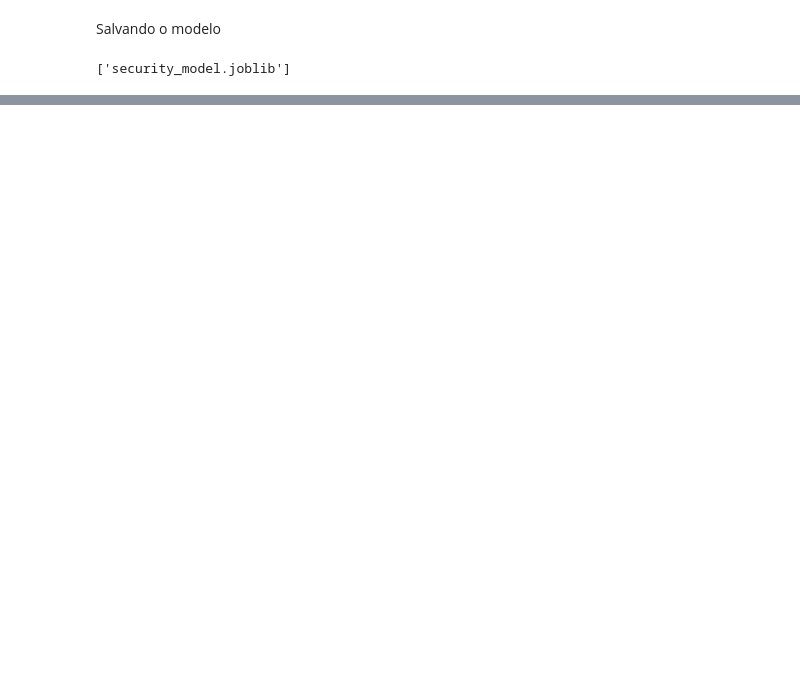
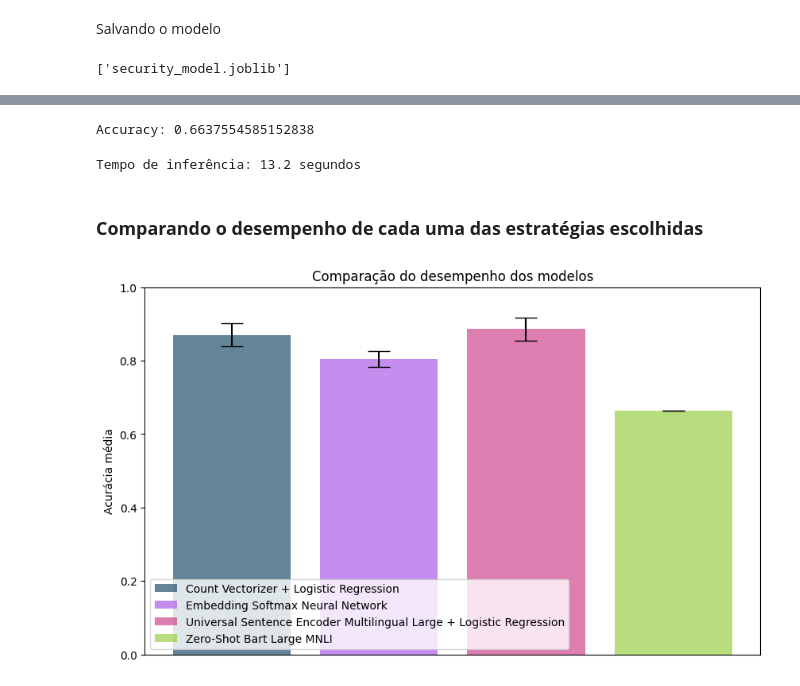
Before and after one commit to nicolecosta/nlpnicole, a Jupyter notebook: AF_NicoleSarvasi/promptSecurity.ipynb, the cells around one changed output, grey strips where cells are left out. Drawn from its saved outputs; the diff is of its cells as text; code cells hidden in the pictures; blank space fills up the shorter version.

```diff
--- a/AF_NicoleSarvasi/promptSecurity.ipynb
+++ b/AF_NicoleSarvasi/promptSecurity.ipynb
@@ -62,9 +92,9 @@ Xa_train, Xa_test, ya_train, ya_test = train_test_split(Xa, ya, test_size=0.2, s
 # %%
-classificador = Pipeline([
+classificador_a = Pipeline([
                         ('meu_vetorizador', CountVectorizer(stop_words='english')),
                         ('meu_classificador', LogisticRegression(penalty=None, solver='saga', max_iter=10000))
                         ])
-classificador.fit(Xa_train,ya_train)
+classificador_a.fit(Xa_train,ya_train)
 # %% [output]
 Pipeline(steps=[('meu_vetorizador', CountVectorizer(stop_words='english')),
                 ('meu_classificador',
@@ -228,0 +331,12 @@ dump(modelr, 'security_model.joblib')
+# %%
+# Calculando as pontuações com validação cruzada
+scores_c = cross_val_score(modelr, Xc.to_list(), yc, cv=15)
+
+# Calculando média e desvio padrão
+mean_score_c = np.mean(scores_c)
+std_dev_c = np.std(scores_c)
+
+# Calculando o intervalo de confiança de 95%
+confidence_interval_c = [mean_score_c - 1.96 * (std_dev_c / np.sqrt(15)), mean_score_c + 1.96 * (std_dev_c / np.sqrt(15))]
+
+print(f'Intervalo de Confiança: {confidence_interval_c}')
@@ -288,0 +392,16 @@ KeyboardInterrupt:
+# %%
+real_class = df_d['class']
+predicted_class = df_d['predictions']
+
+# Compare the two columns and count the number of matches
+matches = (real_class == predicted_class).sum()
+
+# Calculate the accuracy
+accuracy = matches / len(df)
+
+print(f"Accuracy: {accuracy}")
+# %% [output]
+Accuracy: 0.6637554585152838
+# %%
+mean_score_d = 0.6637554585152838
+confidence_interval_d = [0.663, 0.664]
@@ -288,0 +410,37 @@ KeyboardInterrupt:
+# %%
+tempo_inf_d = 13.2 #s
+# Imprimir a previsão e o tempo de inferência
+
+print("Tempo de inferência:", tempo_inf_d, "segundos")
+# %% [output]
+Tempo de inferência: 13.2 segundos
+# %% [markdown]
+### **Comparando o desempenho de cada uma das estratégias escolhidas**
+# %%
+mean_scores = [mean_score_a, mean_score_b, mean_score_c, mean_score_d]
+confidence_intervals = [confidence_interval_a, confidence_interval_b, confidence_interval_c, confidence_interval_d]
+
+# Calcula o erro inferior e superior para cada modelo
+errors_lower = [mean - ci[0] if mean - ci[0] >= 0 else mean for mean, ci in zip(mean_scores, confidence_intervals)]
+errors_upper = [ci[1] - mean if ci[1] - mean >= 0 else mean for mean, ci in zip(mean_scores, confidence_intervals)]
+
+# Transpondo a lista para que possamos passar como yerr no gráfico de barras
+errors = np.array([errors_lower, errors_upper])
+
+# Definindo as cores das barras
+colors = ['#23516b', '#ad5fe8', '#cf4890', '#9bcf48']
+
+# Criando o gráfico de barras com intervalos de confiança
+plt.figure(figsize=(10, 6))
+models = ['Count Vectorizer + Logistic Regression', 'Embedding Softmax Neural Network', 'Universal Sentence Encoder Multilingual Large + Logistic Regression', 'Zero-Shot Bart Large MNLI']
+bars = plt.bar(models, mean_scores, yerr=errors, align='center', alpha=0.7, ecolor='black', capsize=10, color=colors)
+plt.ylabel('Acurácia média')
+plt.title('Comparação do desempenho dos modelos')
+# Creating a legend for the models
+plt.legend(bars, models)
+# Removing the x-axis labels
+plt.xticks([])
+plt.ylim(0, 1)
+plt.show()
+# %% [output]
+[figure, added]
```
Also changed, not shown: parts of 70 cells of this notebook, 22 other files.
